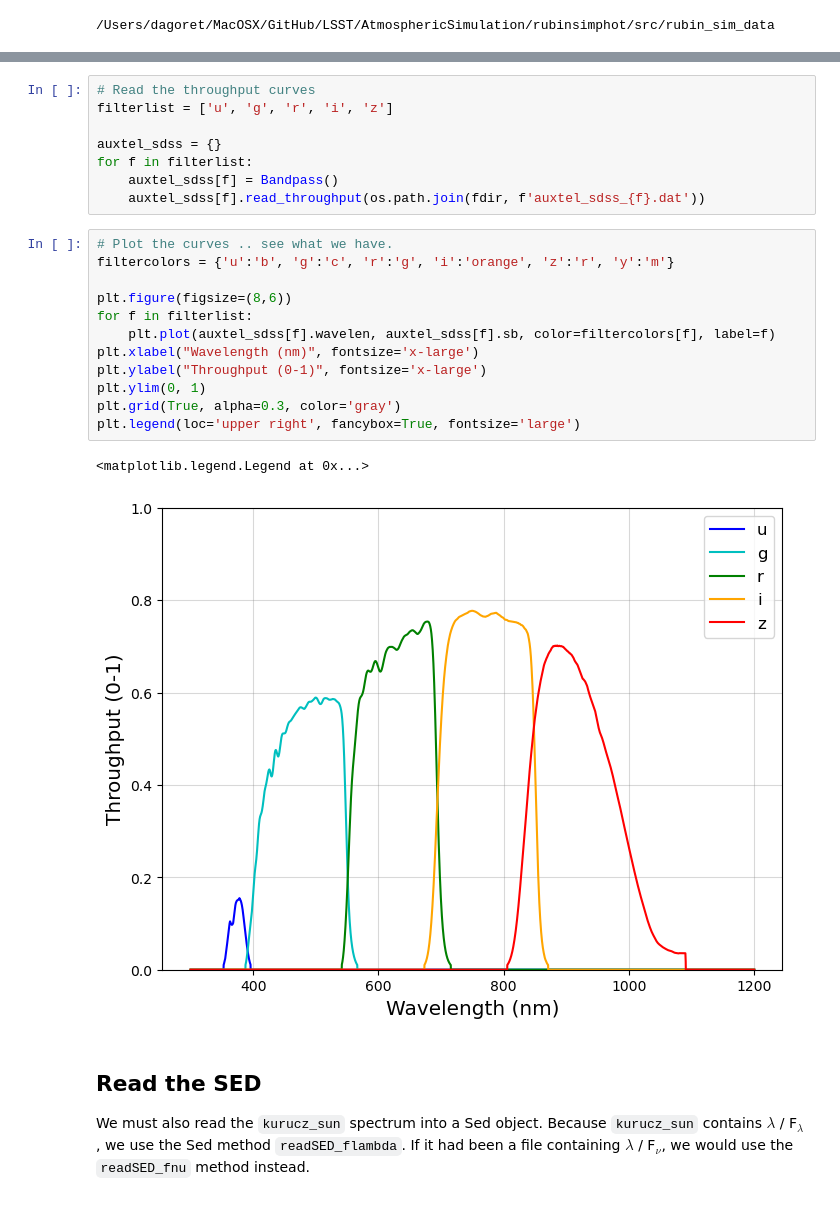
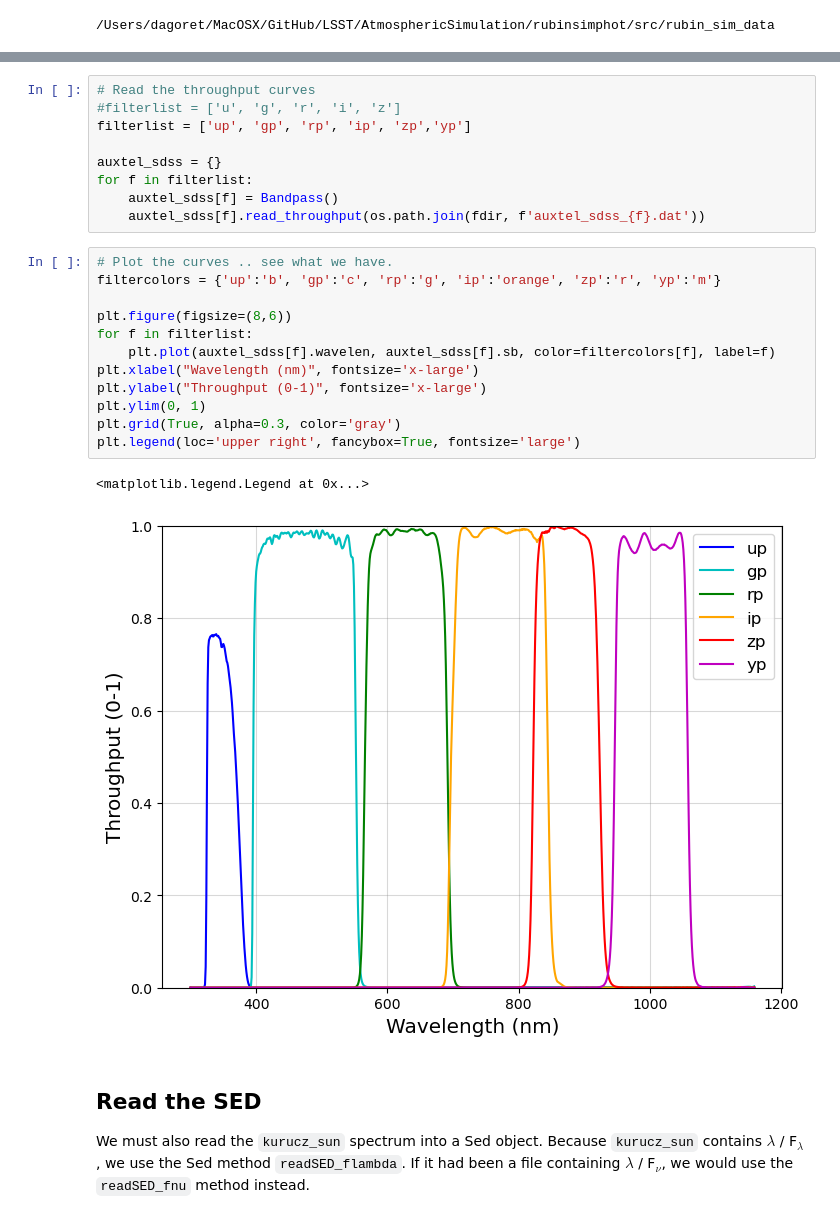
Before and after one commit to sylvielsstfr/rubinsimphot, a Jupyter notebook: docs/notebooks/auxtel/calculating_magnitudes_auxtel.ipynb, the cells around one changed output, grey strips where cells are left out. Saved outputs shown, nothing was run; the diff lists cells and outputs as text.

Commit message:
update with really sds filters

```diff
--- a/docs/notebooks/auxtel/calculating_magnitudes_auxtel.ipynb
+++ b/docs/notebooks/auxtel/calculating_magnitudes_auxtel.ipynb
@@ -66,7 +89,8 @@ auxtel_sdss_z.dat
 multispectra_holo4_003_HD142331_20230802_AuxTel_doGainsPTC_v3.0.3_throughput.txt
 # %%
 # Read the throughput curves
-filterlist = ['u', 'g', 'r', 'i', 'z']
+#filterlist = ['u', 'g', 'r', 'i', 'z']
+filterlist = ['up', 'gp', 'rp', 'ip', 'zp','yp']
 
 auxtel_sdss = {}
 for f in filterlist:
@@ -74,19 +98,19 @@ for f in filterlist:
     auxtel_sdss[f].read_throughput(os.path.join(fdir, f'auxtel_sdss_{f}.dat'))
 # %%
 # Plot the curves .. see what we have.
-filtercolors = {'u':'b', 'g':'c', 'r':'g', 'i':'orange', 'z':'r', 'y':'m'}
+filtercolors = {'up':'b', 'gp':'c', 'rp':'g', 'ip':'orange', 'zp':'r', 'yp':'m'}
 
 plt.figure(figsize=(8,6))
 for f in filterlist:
     plt.plot(auxtel_sdss[f].wavelen, auxtel_sdss[f].sb, color=filtercolors[f], label=f)
 plt.xlabel("Wavelength (nm)", fontsize='x-large')
 plt.ylabel("Throughput (0-1)", fontsize='x-large')
 plt.ylim(0, 1)
 plt.grid(True, alpha=0.3, color='gray')
 plt.legend(loc='upper right', fancybox=True, fontsize='large')
 # %% [output]
 <matplotlib.legend.Legend at 0x...>
-[figure, old version]
+[figure, new version]
 # %% [markdown]
 ## Read the SED ##
 
```
Also changed, not shown: parts of 14 cells of this notebook, 10 other files.
